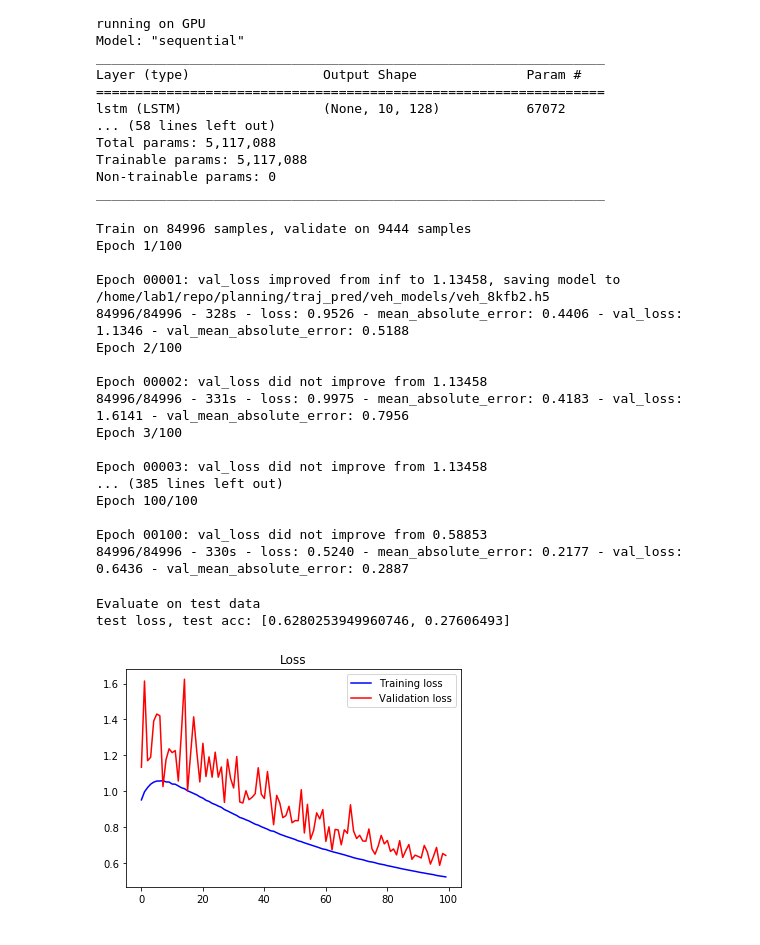
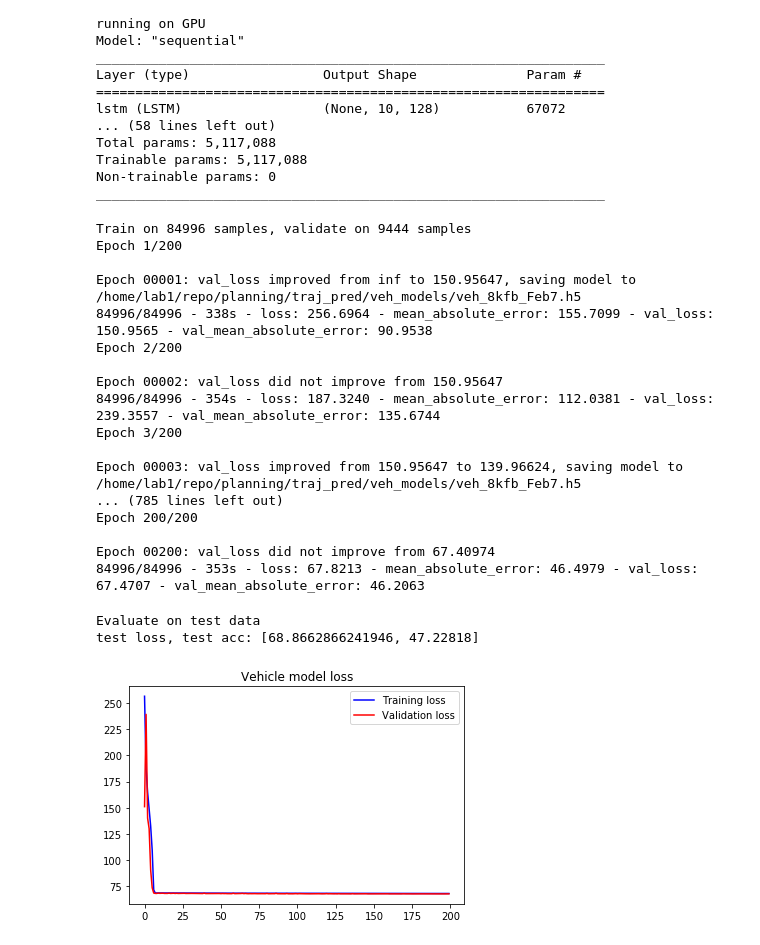
Before and after one commit to shuruiz/planning, a Jupyter notebook: traj_pred/planning_veh.ipynb, the cells around one changed output. Saved outputs shown, nothing was run; the diff lists cells and outputs as text; code cells hidden in the pictures.

```diff
--- a/traj_pred/planning_veh.ipynb
+++ b/traj_pred/planning_veh.ipynb
@@ -188,11 +195,11 @@ np.save('train_data/v_test_xall_8kfb',test_set ) # test set, including xtest and
 # %%
-X_val = np.load("train_data/v_xval_8kfb.npy")
-y_val = np.load('train_data/v_yval_8kfb.npy')
-X_train = np.load("train_data/v_xtrain_8kfb.npy")
-y_train = np.load("train_data/v_ytrain_8kfb.npy")
-X_test = np.load("train_data/v_xtest_8kfb.npy")
-y_test = np.load("train_data/v_ytest_8kfb.npy")
-y = np.load("train_data/v_y_8kfb.npy") # y is the full gt trajectory of xtest, relative coordinate
-test_set = np.load('train_data/v_test_xall_8kfb.npy' ) #
+# X_val = np.load("train_data/v_xval_8kfb.npy")
+# y_val = np.load('train_data/v_yval_8kfb.npy')
+# X_train = np.load("train_data/v_xtrain_8kfb.npy")
+# y_train = np.load("train_data/v_ytrain_8kfb.npy")
+# X_test = np.load("train_data/v_xtest_8kfb.npy")
+# y_test = np.load("train_data/v_ytest_8kfb.npy")
+# y = np.load("train_data/v_y_8kfb.npy") # y is the full gt trajectory of xtest, relative coordinate
+# test_set = np.load('train_data/v_test_xall_8kfb.npy' ) #
 from pathlib import Path
 home = str(Path.home())
@@ -292,10 +303,10 @@ _________________________________________________________________
 
 
 n_batch = 32
-n_epoch  = 100
+n_epoch  = 200
 
 
-checkpoint_path =home+ "/repo/planning/traj_pred/veh_models/veh_8kfb2.h5"
+checkpoint_path =home+ "/repo/planning/traj_pred/veh_models/veh_8kfb_Feb7.h5"
 checkpoint_dir = os.path.dirname(checkpoint_path)
 
 
@@ -329,7 +340,7 @@ adadelta = tf.keras.optimizers.Adadelta(learning_rate=lr_schedule)
 
 # to use customized loss, choose from  discounted_l1 or max_displacement_error function as loss parameter
 final_model.compile(loss=v3_displacement_error, optimizer=adadelta, metrics=mtrc)
-final_model.load_weights('/home/lab1/repo/planning/traj_pred/veh_models/veh_8kfb.h5')
+# final_model.load_weights('/home/lab1/repo/planning/traj_pred/veh_models/veh_8kfb.h5')
 
 history=final_model.fit(X_train,
                         y_train, epochs=n_epoch,
@@ -339,36 +350,36 @@ history=final_model.fit(X_train,
                         callbacks=[cp_callback])
 # %% [output]
 Train on 84996 samples, validate on 9444 samples
-Epoch 1/100
+Epoch 1/200
 
-Epoch 00001: val_loss improved from inf to 1.13458, saving model to /home/lab1/repo/planning/traj_pred/veh_models/veh_8kfb2.h5
-84996/84996 - 328s - loss: 0.9526 - mean_absolute_error: 0.4406 - val_loss: 1.1346 - val_mean_absolute_error: 0.5188
-Epoch 2/100
+Epoch 00001: val_loss improved from inf to 150.95647, saving model to /home/lab1/repo/planning/traj_pred/veh_models/veh_8kfb_Feb7.h5
+84996/84996 - 338s - loss: 256.6964 - mean_absolute_error: 155.7099 - val_loss: 150.9565 - val_mean_absolute_error: 90.9538
+Epoch 2/200
 
-Epoch 00002: val_loss did not improve from 1.13458
-84996/84996 - 331s - loss: 0.9975 - mean_absolute_error: 0.4183 - val_loss: 1.6141 - val_mean_absolute_error: 0.7956
-Epoch 3/100
+Epoch 00002: val_loss did not improve from 150.95647
+84996/84996 - 354s - loss: 187.3240 - mean_absolute_error: 112.0381 - val_loss: 239.3557 - val_mean_absolute_error: 135.6744
+Epoch 3/200
 
-Epoch 00003: val_loss did not improve from 1.13458
-... (385 lines left out)
-Epoch 100/100
+Epoch 00003: val_loss improved from 150.95647 to 139.96624, saving model to /home/lab1/repo/planning/traj_pred/veh_models/veh_8kfb_Feb7.h5
+... (785 lines left out)
+Epoch 200/200
 
-Epoch 00100: val_loss did not improve from 0.58853
-84996/84996 - 330s - loss: 0.5240 - mean_absolute_error: 0.2177 - val_loss: 0.6436 - val_mean_absolute_error: 0.2887
+Epoch 00200: val_loss did not improve from 67.40974
+84996/84996 - 353s - loss: 67.8213 - mean_absolute_error: 46.4979 - val_loss: 67.4707 - val_mean_absolute_error: 46.2063
 # %%
 print("Evaluate on test data")
 results = final_model.evaluate(X_test, y_test, batch_size=32)
 print("test loss, test acc:", results)
 
 
-_history_path = home+ '/repo/planning/traj_pred/total_model_history/veh_history_8kfb.sav'
+_history_path = home+ '/repo/planning/traj_pred/total_model_history/veh_history_8kfb_Feb4.sav'
 pickle.dump(history.history, open(_history_path, 'wb'))
 
-_weights_path =  home+ '/repo/planning/traj_pred/total_model_history/veh_weights_8kfb.h5'
+_weights_path =  home+ '/repo/planning/traj_pred/total_model_history/veh_weights_8kfb_Feb4.h5'
 final_model.save_weights(_weights_path)
 # %% [output]
 Evaluate on test data
-test loss, test acc: [0.6280253949960746, 0.27606493]
+test loss, test acc: [68.8662866241946, 47.22818]
 # %%
 ################################DONE
 # %%
@@ -377,13 +388,14 @@ test loss, test acc: [0.6280253949960746, 0.27606493]
 # %%
 history.history.keys()
 ax1,=plt.plot( history.history['loss'], c='b', label='Training loss')
 ax2,=plt.plot( history.history['val_loss'], c='r', label='Validation loss')
 
 plt.legend(handles=[ax1,ax2])
-plt.title('Loss')
+plt.title('Vehicle model loss')
+plt.savefig('vloss')
 plt.show()
 # %% [output]
-[figure, old version]
+[figure, new version]
 # %%
 # final_model.compile(loss=v3_displacement_error, optimizer=adadelta, metrics=mtrc)
 # final_model.load_weights('home+ '/repo/planning/traj_pred/total_model_history/veh_weights.h5'')
```
Also changed, not shown: parts of 6 cells of this notebook, 17 other files.
